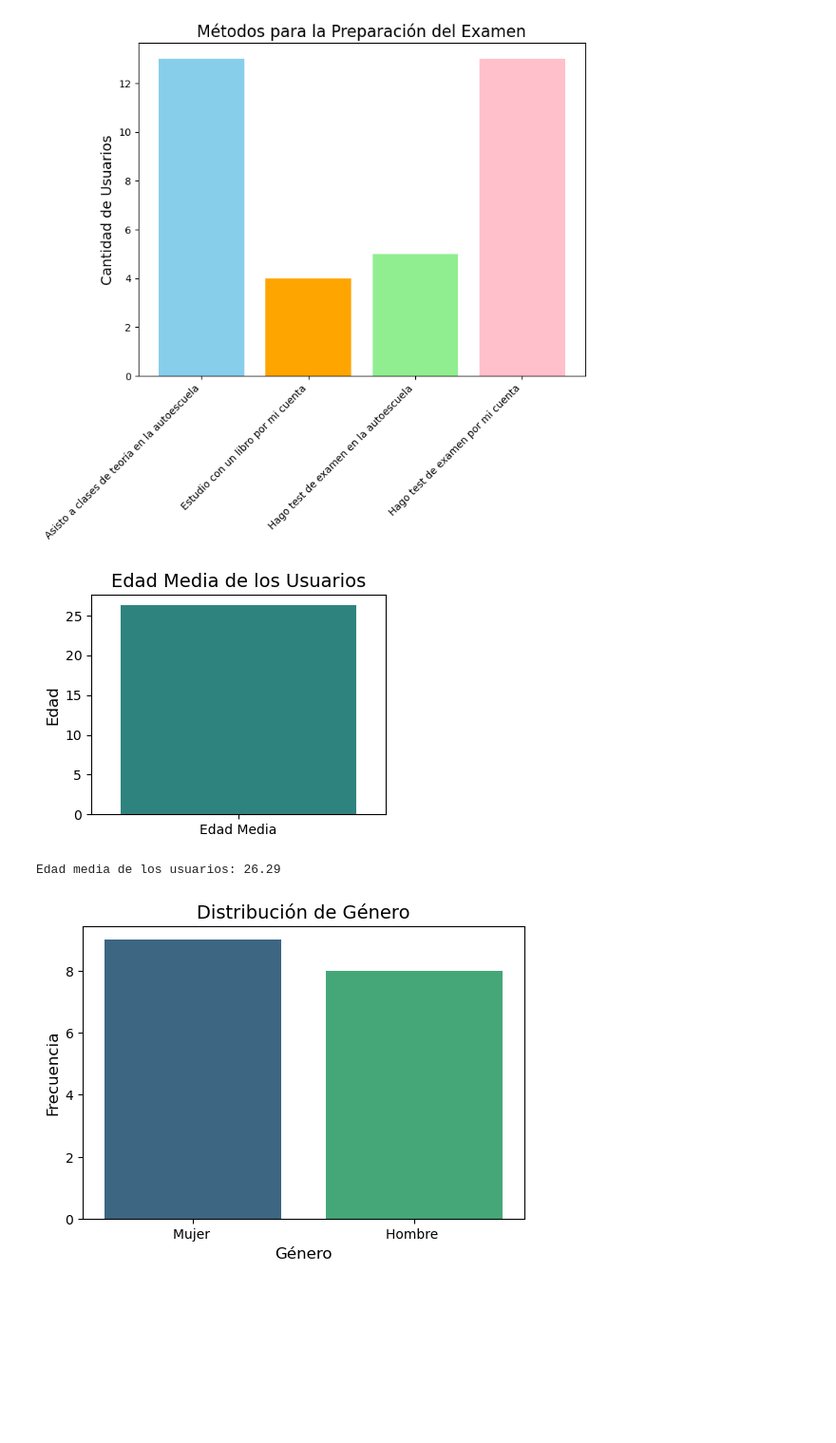
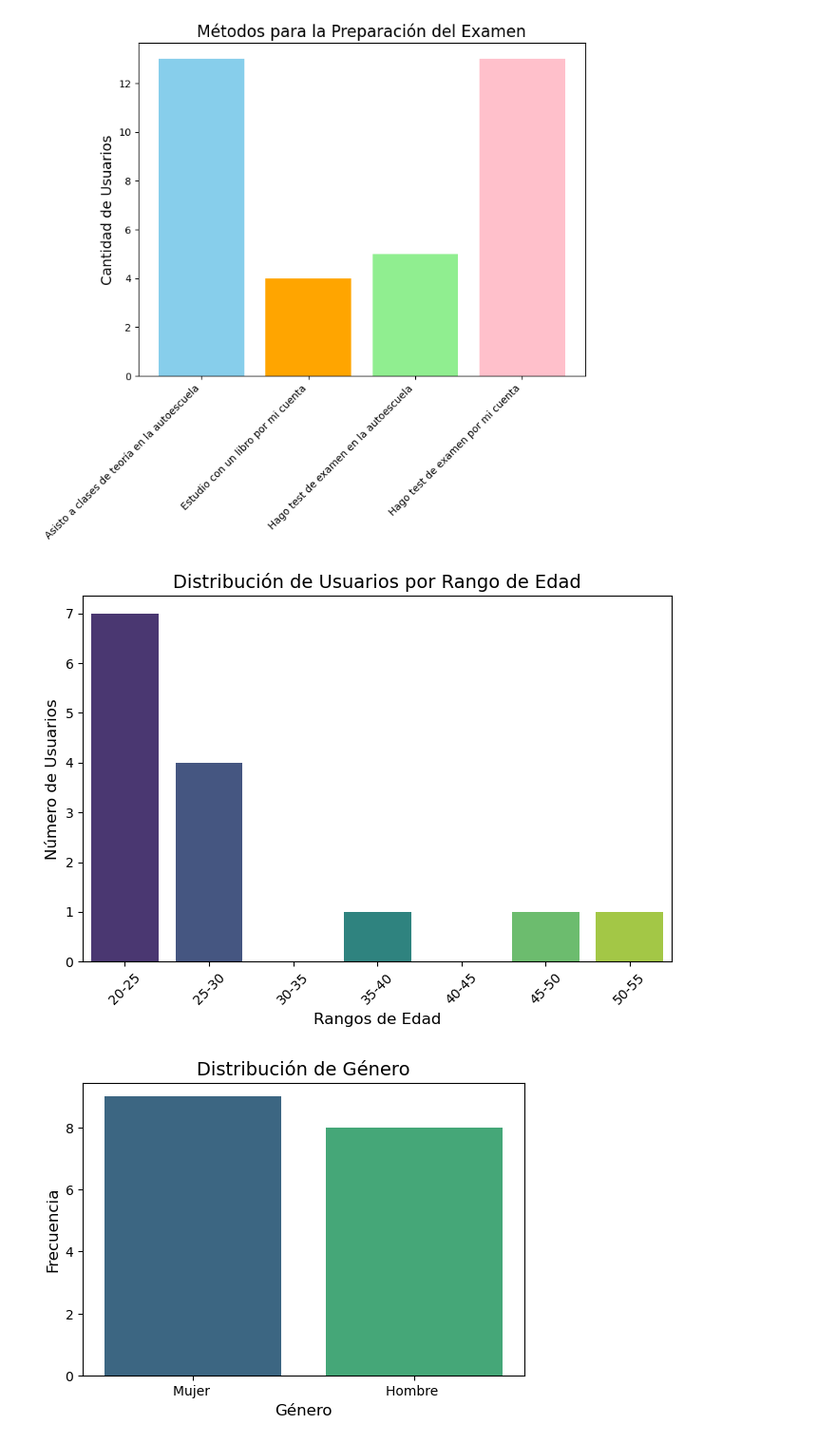
Before and after one commit to admont02/TFG-SimonaAntonova-AdrianMontero, a Jupyter notebook: AnalisisDeDatos.ipynb, the cells around one changed output. Shown at 95% size. Drawn from its saved outputs; the diff is of its cells as text; code cells hidden in the pictures; blank space fills up the shorter version.

```diff
--- a/AnalisisDeDatos.ipynb
+++ b/AnalisisDeDatos.ipynb
@@ -125,20 +125,31 @@ plt.show()
 # %% [output]
 [figure]
 # %%
-#Calcular la edad media
-edad_media = df['G01Q01'].astype(float).mean()
+import pandas as pd
+import matplotlib.pyplot as plt
+import seaborn as sns
 
-#Gráfico de la edad media
-plt.figure(figsize=(4, 3))
-sns.barplot(x=["Edad Media"], y=[edad_media], palette="viridis")
-plt.title("Edad Media de los Usuarios", fontsize=14)
-plt.ylabel("Edad", fontsize=12)
-plt.xlabel("")
+# Definir los rangos de edad
+bins = [20, 25, 30, 35, 40, 45, 50, 55]
+labels = ["20-25", "25-30", "30-35", "35-40", "40-45", "45-50", "50-55"]
+
+# Convertir la columna de edad a numérica y agrupar por rangos
+df["Grupo de Edad"] = pd.cut(df["G01Q01"].astype(float), bins=bins, labels=labels, right=False)
+
+# Contar cuántos usuarios hay en cada rango
+edad_counts = df["Grupo de Edad"].value_counts().sort_index()
+
+# Graficar el número de usuarios por rango de edad
+plt.figure(figsize=(8, 5))
+sns.barplot(x=edad_counts.index, y=edad_counts.values, palette="viridis")
+
+plt.title("Distribución de Usuarios por Rango de Edad", fontsize=14)
+plt.xlabel("Rangos de Edad", fontsize=12)
+plt.ylabel("Número de Usuarios", fontsize=12)
+plt.xticks(rotation=45)
 plt.show()
-print(f"Edad media de los usuarios: {edad_media:.2f}")
 # %% [output]
-[figure, old version]
+[figure, new version]
-Edad media de los usuarios: 26.29
 # %%
 #Contar respuestas de género (G01Q02)
 genero = df['G01Q02'].value_counts()
```
Also changed, not shown: parts of 7 cells of this notebook, 6 other files.
